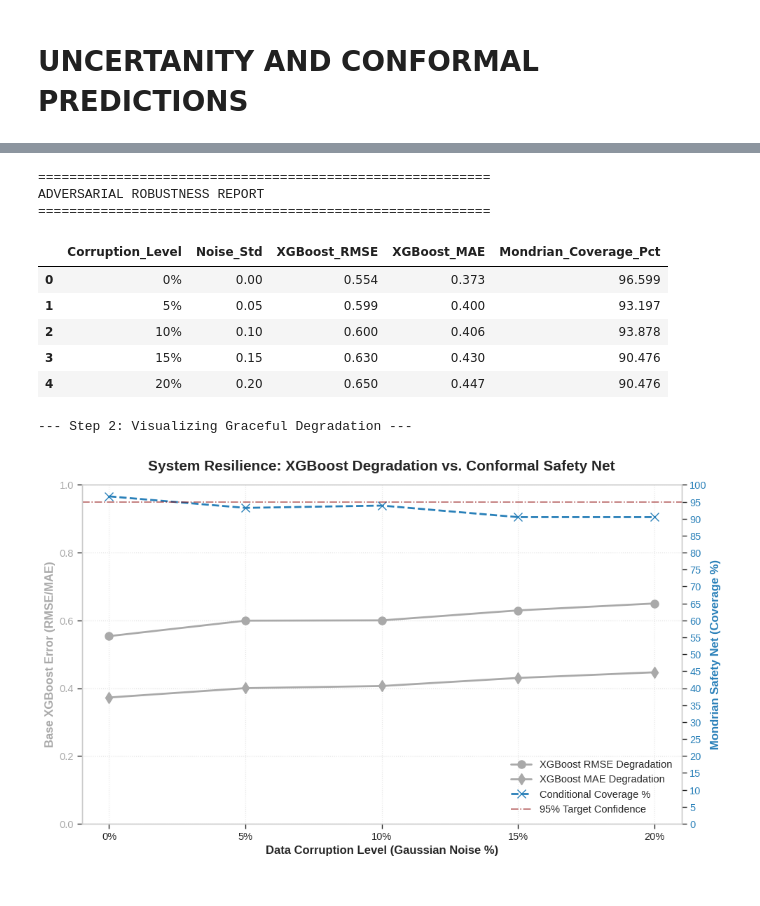
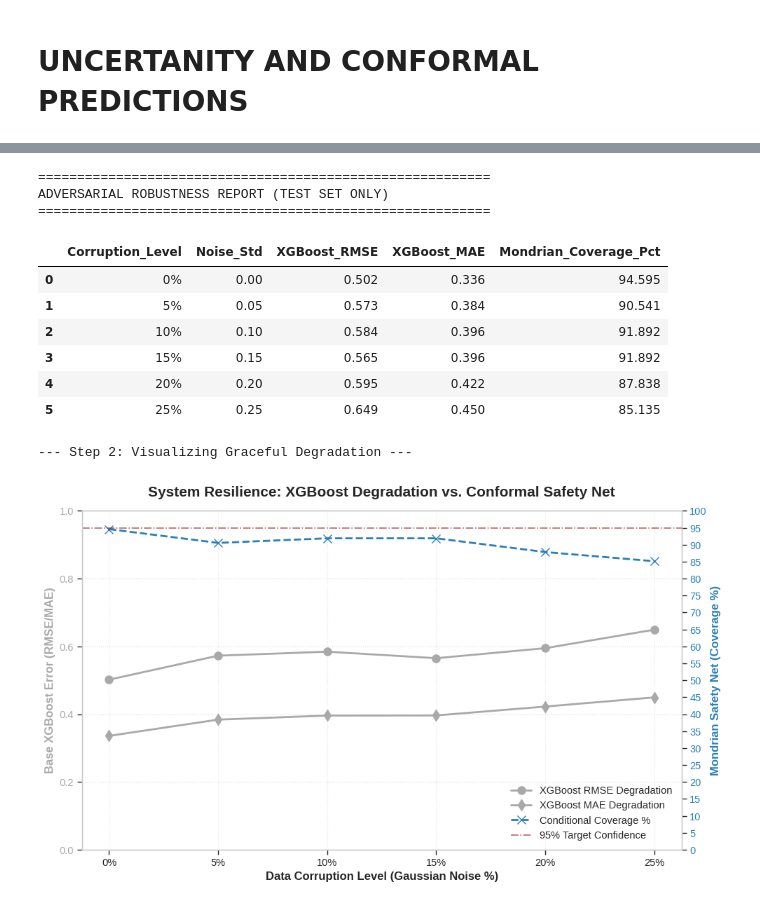
Before and after one commit to souravbose1991/sovereign-esg-thresholds, a Jupyter notebook: Paper_1_notebook.ipynb, the cells around one changed output, grey strips where cells are left out. Saved outputs shown, nothing was run; the diff lists cells and outputs as text; code cells hidden in the pictures.

```diff
--- a/Paper_1_notebook.ipynb
+++ b/Paper_1_notebook.ipynb
@@ -233,7 +238,7 @@ df_wdi = df_wdi.reset_index()
 df_wdi['Year'] = df_wdi['Year'].str.replace('YR', '').astype(int)
 df_wdi = df_wdi.rename(columns=indicators_wdi)
 
-df_wgi = pd.read_csv('/content/drive/MyDrive/Colab_Notebooks/P_Data_Extract_From_Worldwide_Governance_Indicators/wgi_data.csv')
+df_wgi = pd.read_csv('/content/drive/MyDrive/Rennes DBA/SB Final Thesis/Paper 1/data/P_Data_Extract_From_Worldwide_Governance_Indicators/wgi_data.csv')
 for col in df_wgi.columns:
     if col.startswith('ESG_G_'):
         df_wgi[col] = pd.to_numeric(df_wgi[col], errors='coerce')
@@ -870,4 +875,6 @@ df_leaderboard
 | 6th | Ridge | 0.779706 | 0.557784 | {'alpha': 5.457991346036286} |
 # %% [markdown]
 # TRAIN BEST MODELS
+# %%
+use_manual_params = True
 # %%
@@ -875,5 +882,3 @@ df_leaderboard
-# %%
-use_manual_params = False
 # %%
 # ============================================================
 # Appendix: Optimal Hyperparameters per Architecture
@@ -1908,6 +1906,6 @@ Generating Diagnostic Visualizations for Manuscript...
 # %%
 # ==============================================================
-# CELL: EMPIRICAL ROBUSTNESS & GRACEFUL DEGRADATION TEST
+# CELL: EMPIRICAL ROBUSTNESS & GRACEFUL DEGRADATION TEST (LEAK-FREE)
 # ==============================================================
 import pandas as pd
 import numpy as np
@@ -1917,49 +1915,46 @@ from IPython.display import display
 np.random.seed(42)
 
 print("==========================================================")
-print("ADVERSARIAL ROBUSTNESS REPORT")
+print("ADVERSARIAL ROBUSTNESS REPORT (TEST SET ONLY)")
 print("==========================================================")
 
-# # 1. Retrieve the Champion Model
-# wealth_proxy = 'Control_GDP_per_Capita_PPP_Lag1'
-# champion_model = models['XGBoost']
-# X_test_clean = X.iloc[results_df.index] # From your final Forward-Chaining split
-# y_test = y.iloc[results_df.index]
+# 1. Isolate the Strictly Unseen Test Set (From the previous cell's split)
+X_test_clean = X.loc[test_idx]
+Y_test_clean = y.loc[test_idx]
 
-# emerging_mask = X_test_clean[wealth_proxy] <= median_wealth
-# established_mask = X_test_clean[wealth_proxy] > median_wealth
+# Re-establish test masks to ensure correct Mondrian bounds are applied
+test_emerging_mask = X_test_clean[wealth_proxy] <= median_wealth
+test_established_mask = X_test_clean[wealth_proxy] > median_wealth
 
-# Baseline Performance
-clean_preds = champion_model.predict(X_out_of_sample)
-baseline_rmse = np.sqrt(mean_squared_error(Y_out_of_sample, clean_preds))
-baseline_mae = mean_absolute_error(Y_out_of_sample, clean_preds)
+# Baseline Performance (Uncorrupted Test Data)
+clean_preds = champion_model.predict(X_test_clean)
+baseline_rmse = np.sqrt(mean_squared_error(Y_test_clean, clean_preds))
+baseline_mae = mean_absolute_error(Y_test_clean, clean_preds)
 
 # 2. Define the Step-Wise Perturbation Matrix
-noise_levels = [0.00, 0.05, 0.10, 0.15, 0.20]
+noise_levels = [0.00, 0.05, 0.10, 0.15, 0.20, 0.25] # Added 25% for an extreme macroeconomic shock scenario
 report_data = []
-std_devs = X_out_of_sample.std(axis=0)
+std_devs = X_test_clean.std(axis=0)
 
 # 3. Execute the Degradation Loop
 for noise in noise_levels:
     np.random.seed(42) # Ensure reproducible noise arrays
 
-    # Generate and inject noise
-    noise_matrix = np.random.normal(0, noise * std_devs, size=X_out_of_sample.shape)
-    X_out_of_sample_noisy = X_out_of_sample + noise_matrix
+    # Generate and inject noise (Gaussian corruption)
+    noise_matrix = np.random.normal(0, noise * std_devs, size=X_test_clean.shape)
+    X_test_noisy = X_test_clean + noise_matrix
 
     # Predict on corrupted data
-    noisy_preds = champion_model.predict(X_out_of_sample_noisy)
+    noisy_preds = champion_model.predict(X_test_noisy)
 
     # Calculate Error Metrics
-    noisy_rmse = np.sqrt(mean_squared_error(Y_out_of_sample, noisy_preds))
-    noisy_mae = mean_absolute_error(Y_out_of_sample, noisy_preds)
-    degradation_rmse = ((noisy_rmse - baseline_rmse) / baseline_rmse) * 100
-    degradation_mae = ((noisy_mae - baseline_mae) / baseline_mae) * 100
+    noisy_rmse = np.sqrt(mean_squared_error(Y_test_clean, noisy_preds))
+    noisy_mae = mean_absolute_error(Y_test_clean, noisy_preds)
 
     # Calculate Dynamic Mondrian Coverage on the noisy predictions
-    lower_bound = np.where(emerging_mask, noisy_preds - q_emerging, noisy_preds - q_established)
-    upper_bound = np.where(emerging_mask, noisy_preds + q_emerging, noisy_preds + q_established)
-    coverage = np.mean((Y_out_of_sample >= lower_bound) & (Y_out_of_sample <= upper_bound)) * 100
+    lower_bound = np.where(test_emerging_mask, noisy_preds - q_emerging, noisy_preds - q_established)
+    upper_bound = np.where(test_emerging_mask, noisy_preds + q_emerging, noisy_preds + q_established)
+    coverage = np.mean((Y_test_clean >= lower_bound) & (Y_test_clean <= upper_bound)) * 100
 
     # Log Results
     report_data.append({
@@ -2005,37 +2000,38 @@ ax1.set_ylim(0, 1)
 ax2 = ax1.twinx()
 color2 = '#2980b9'
 ax2.set_ylabel('Mondrian Safety Net (Coverage %)', color=color2, fontweight='bold', fontsize=12)
 line2 = ax2.plot(x_pos, df_robustness['Mondrian_Coverage_Pct'], color=color2, marker='x',
                  markersize=8, linestyle='--', linewidth=2, label='Conditional Coverage %')
 ax2.tick_params(axis='y', labelcolor=color2)
 
 # Set the right Y-axis limits strictly around the 95% mark to show stability clearly
 ax2.set_ylim(0, 100)
 plt.yticks(np.arange(0, 101, 5))
 
 # Add the 95% target baseline
 ax2.axhline(95.0, color='darkred', linestyle='-.', alpha=0.6, label='95% Target Confidence')
 
 # Title and Layout
 plt.title("System Resilience: XGBoost Degradation vs. Conformal Safety Net", fontsize=15, fontweight='bold', pad=15)
 
 # Combine legends from both axes
 lines = line1a + line1b + line2 + [ax2.lines[-1]]
 labels = [l.get_label() for l in lines]
 ax1.legend(lines, labels, loc='lower right', framealpha=0.7)
 
 plt.grid(False)
 plt.tight_layout()
 plt.show()
 # %% [output]
 ==========================================================
-ADVERSARIAL ROBUSTNESS REPORT
+ADVERSARIAL ROBUSTNESS REPORT (TEST SET ONLY)
 ==========================================================
 |  | Corruption_Level | Noise_Std | XGBoost_RMSE | XGBoost_MAE | Mondrian_Coverage_Pct |
-| 0 | 0% | 0.00 | 0.554 | 0.373 | 96.599 |
-| 1 | 5% | 0.05 | 0.599 | 0.400 | 93.197 |
-| 2 | 10% | 0.10 | 0.600 | 0.406 | 93.878 |
-| 3 | 15% | 0.15 | 0.630 | 0.430 | 90.476 |
-| 4 | 20% | 0.20 | 0.650 | 0.447 | 90.476 |
+| 0 | 0% | 0.00 | 0.502 | 0.336 | 94.595 |
+| 1 | 5% | 0.05 | 0.573 | 0.384 | 90.541 |
+| 2 | 10% | 0.10 | 0.584 | 0.396 | 91.892 |
+| 3 | 15% | 0.15 | 0.565 | 0.396 | 91.892 |
+| 4 | 20% | 0.20 | 0.595 | 0.422 | 87.838 |
+| 5 | 25% | 0.25 | 0.649 | 0.450 | 85.135 |
 --- Step 2: Visualizing Graceful Degradation ---
-[figure, old version]
+[figure, new version]
```
Also changed, not shown: parts of 7 cells of this notebook, 3 other files.
